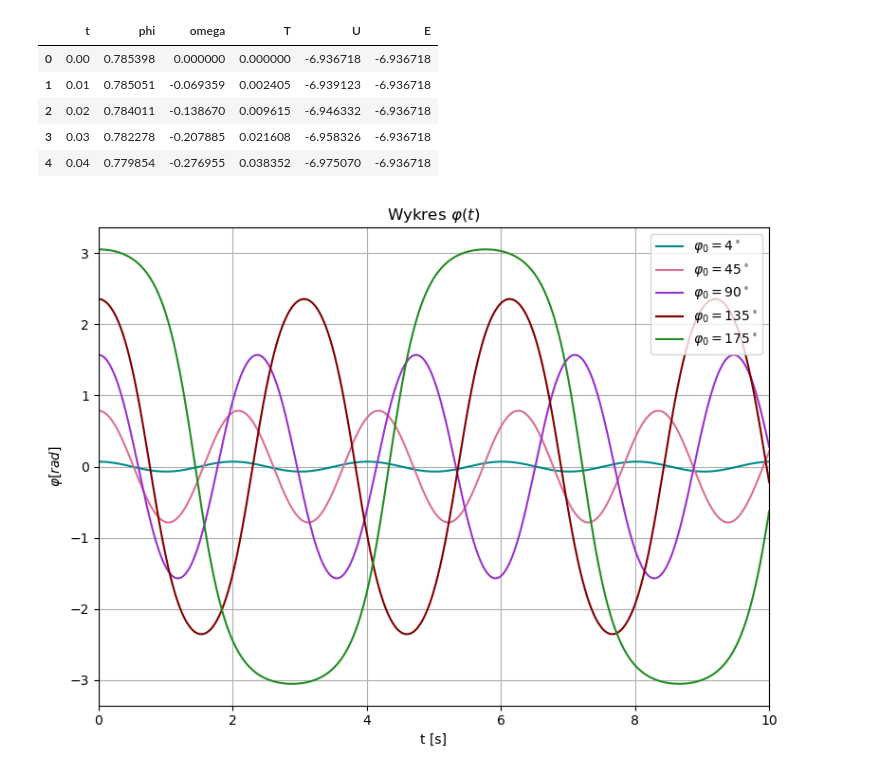
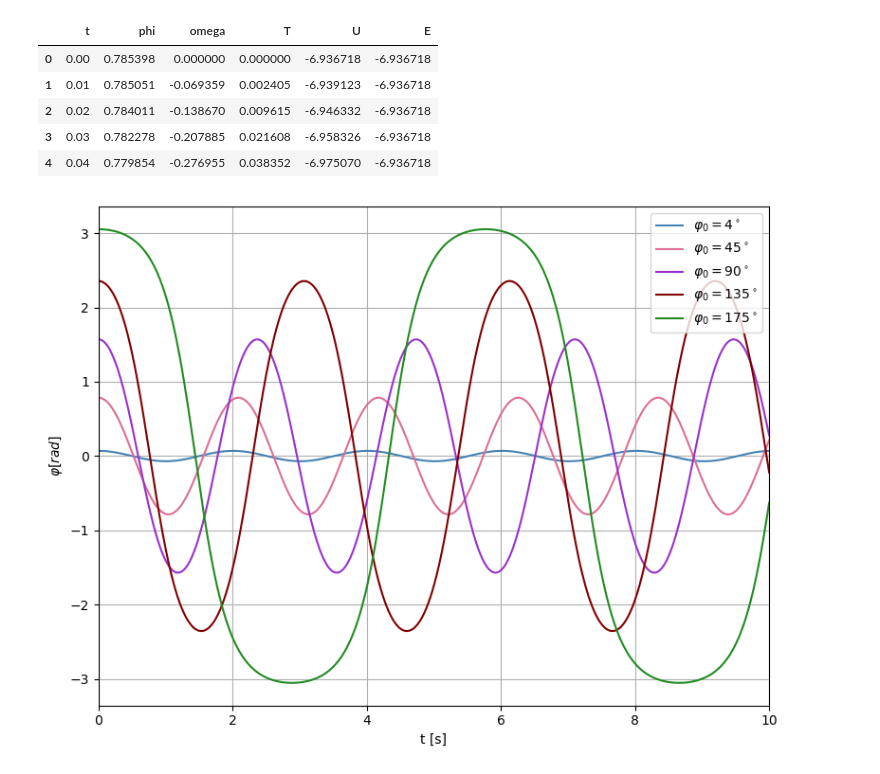
Before and after one commit to w-maks/Numerical-Pendulum, a Jupyter notebook: plots.ipynb, the cells around one changed output. Drawn from its saved outputs; the diff is of its cells as text; code cells hidden in the pictures.

Commit message:
all plots

```diff
--- a/plots.ipynb
+++ b/plots.ipynb
@@ -55,24 +59,24 @@ df_45.head()
 # %%
 dfs = {r"$\varphi_0 = 4^\circ$": df_4, r"$\varphi_0 = 45^\circ$": df_45, r"$\varphi_0 = 90^\circ$": df_90, r"$\varphi_0 = 135^\circ$": df_135, r"$\varphi_0 = 175^\circ$": df_175}
 # %%
-colors_5 = ['darkcyan','palevioletred', 'darkorchid', 'maroon', 'forestgreen']
+colors_5 = ['steelblue','palevioletred', 'darkorchid', 'maroon', 'forestgreen']
 plt.figure(figsize=(8, 6))
 i=0
 for angle, df in dfs.items():
     plt.plot(df['t'], df['phi'], label=angle, color=colors_5[i])
     i+=1
 i=0
 
-plt.title(r"Wykres $\varphi(t)$")
+#plt.title(r"Wykres $\varphi(t)$")
 plt.xlabel("t [s]")
 plt.ylabel(r'$\varphi [rad]$')
 plt.xlim(0, 10)
 plt.grid(True)
 plt.legend(loc="upper right")
 plt.tight_layout()
 plt.show()
 # %% [output]
-[figure, old version]
+[figure, new version]
 # %%
 plt.figure(figsize=(8, 6))
 
```
Also changed, not shown: parts of 10 cells of this notebook, 8 other files.
